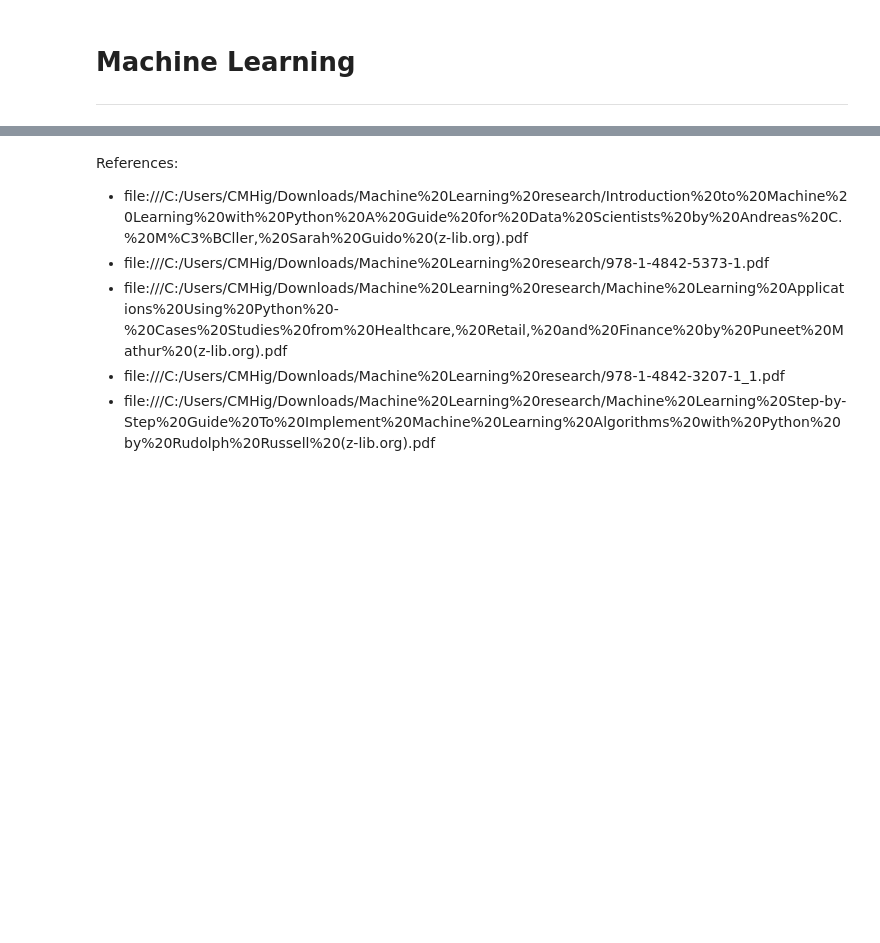
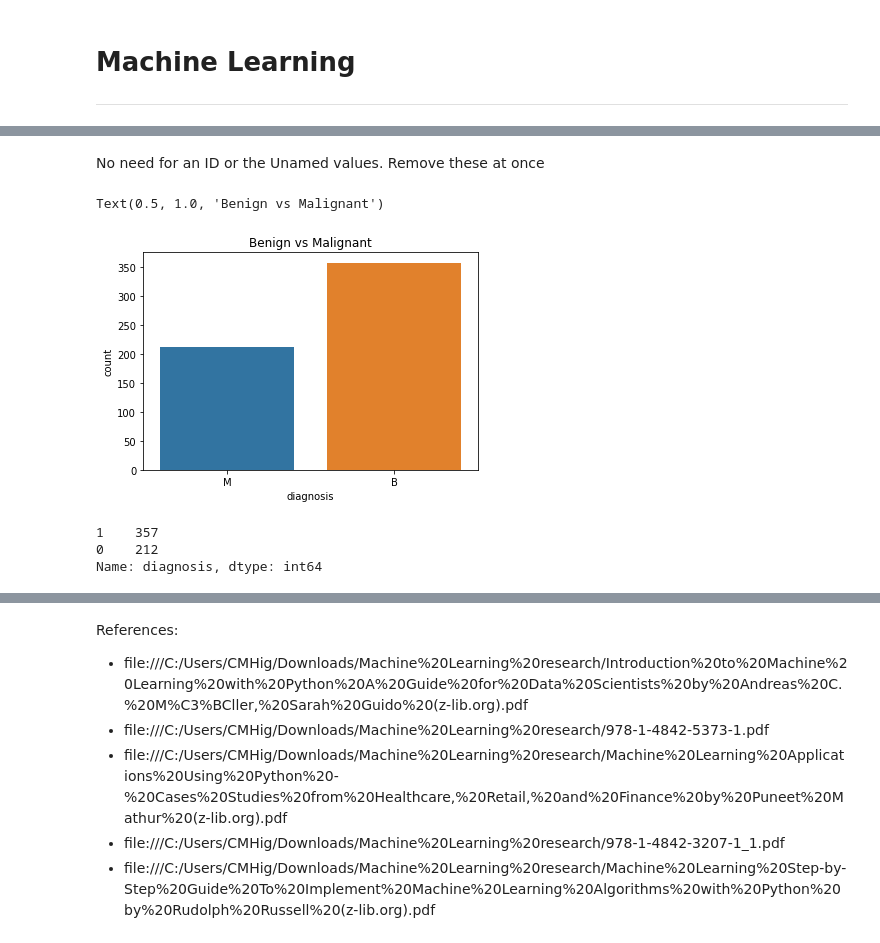
Before and after one commit to colmhiggs11/Machine_Learning_21_CH, a Jupyter notebook: Scikit-Learn.ipynb, the cells around one changed output, grey strips where cells are left out. Saved outputs shown, nothing was run; the diff lists cells and outputs as text; code cells hidden in the pictures; blank space fills up the shorter version.

```diff
--- a/Scikit-Learn.ipynb
+++ b/Scikit-Learn.ipynb
@@ -236,0 +260,3 @@ Specifically, it provides the RandomizedSearchCV for random search and GridSearc
+# %%
+df = pd.read_csv("data.csv")
+df.head()
@@ -236,0 +293,15 @@ Specifically, it provides the RandomizedSearchCV for random search and GridSearc
+# %% [markdown]
+No need for an ID or the Unamed values. Remove these at once
+# %%
+sns.countplot(df['diagnosis'])
+plt.title('Benign vs Malignant')
+# %% [output]
+Text(0.5, 1.0, 'Benign vs Malignant')
+[figure, added]
+# %%
+df['diagnosis'] = df['diagnosis'].map({'M':0,'B':1})
+df.diagnosis.value_counts()
+# %% [output]
+1    357
+0    212
+Name: diagnosis, dtype: int64
```
Also changed, not shown: parts of 47 cells of this notebook, 6 other files.
